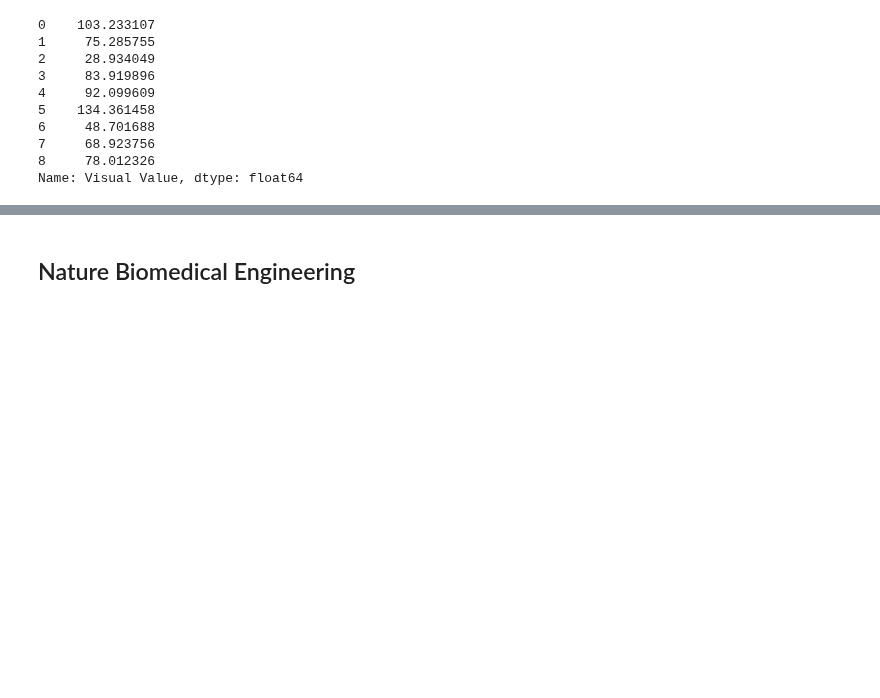
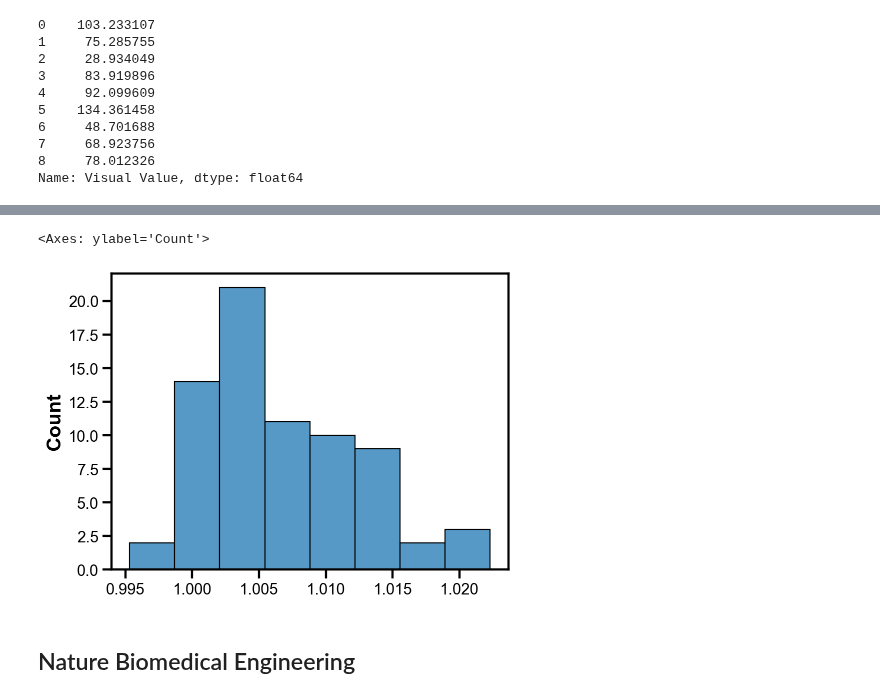
Before and after one commit to tengjuilin/misused-bar-graphs, a Jupyter notebook: lie-factor-quantification.ipynb, the cells around one changed output, grey strips where cells are left out. Cells and saved outputs as stored; diff of their text form; code cells hidden in the pictures; blank space fills up the shorter version.

```diff
--- a/lie-factor-quantification.ipynb
+++ b/lie-factor-quantification.ipynb
@@ -197,3 +197,8 @@ ax.axhline(0.95, color='k', ls='--', lw=1)
+# %%
+sns.histplot(lie_factor_df)
+# %% [output]
+<Axes: ylabel='Count'>
+[figure, added]
 # %% [markdown]
 ## Nature Biomedical Engineering
 # %% [markdown]
```
Also changed, not shown: parts of 1 cell of this notebook.
